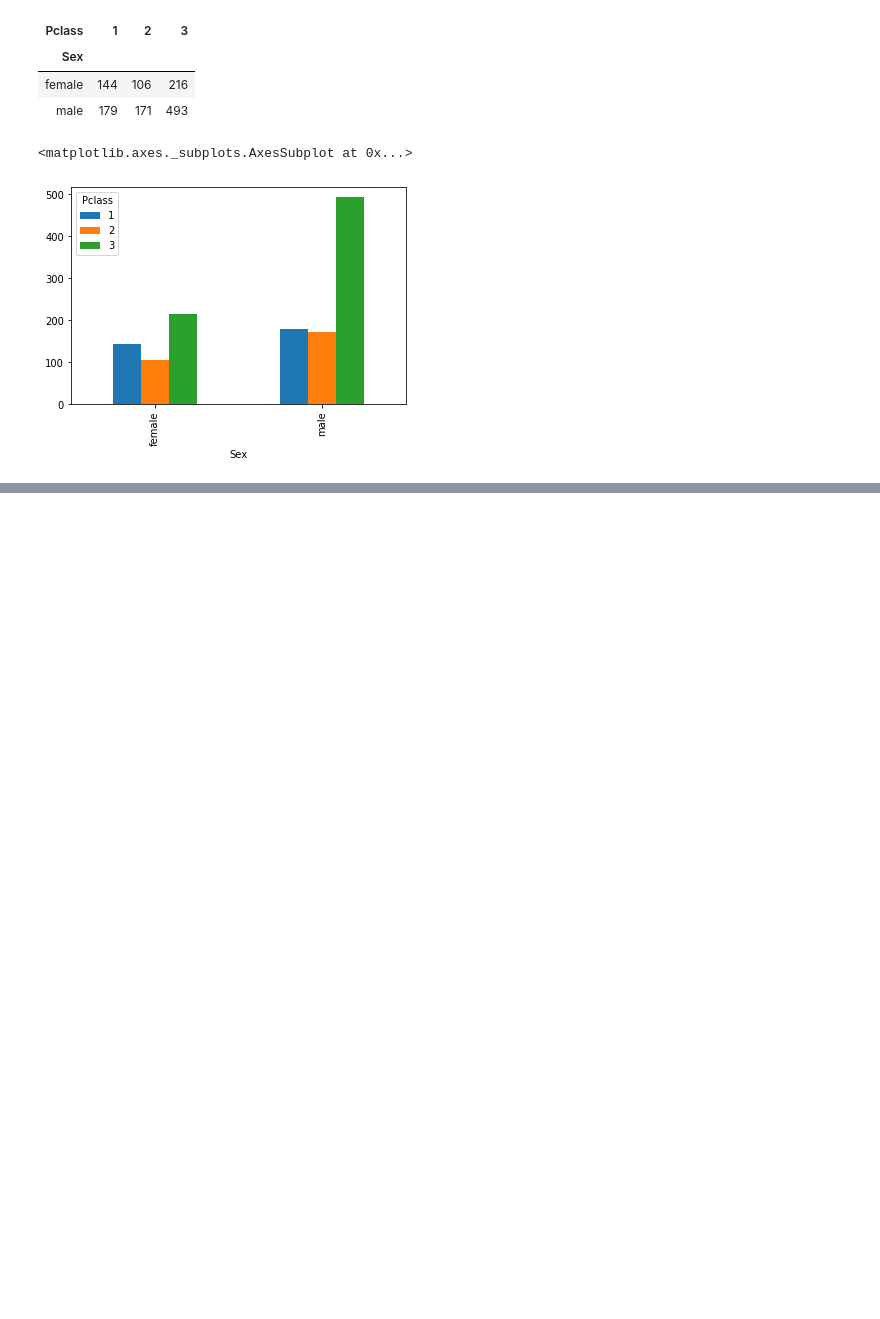
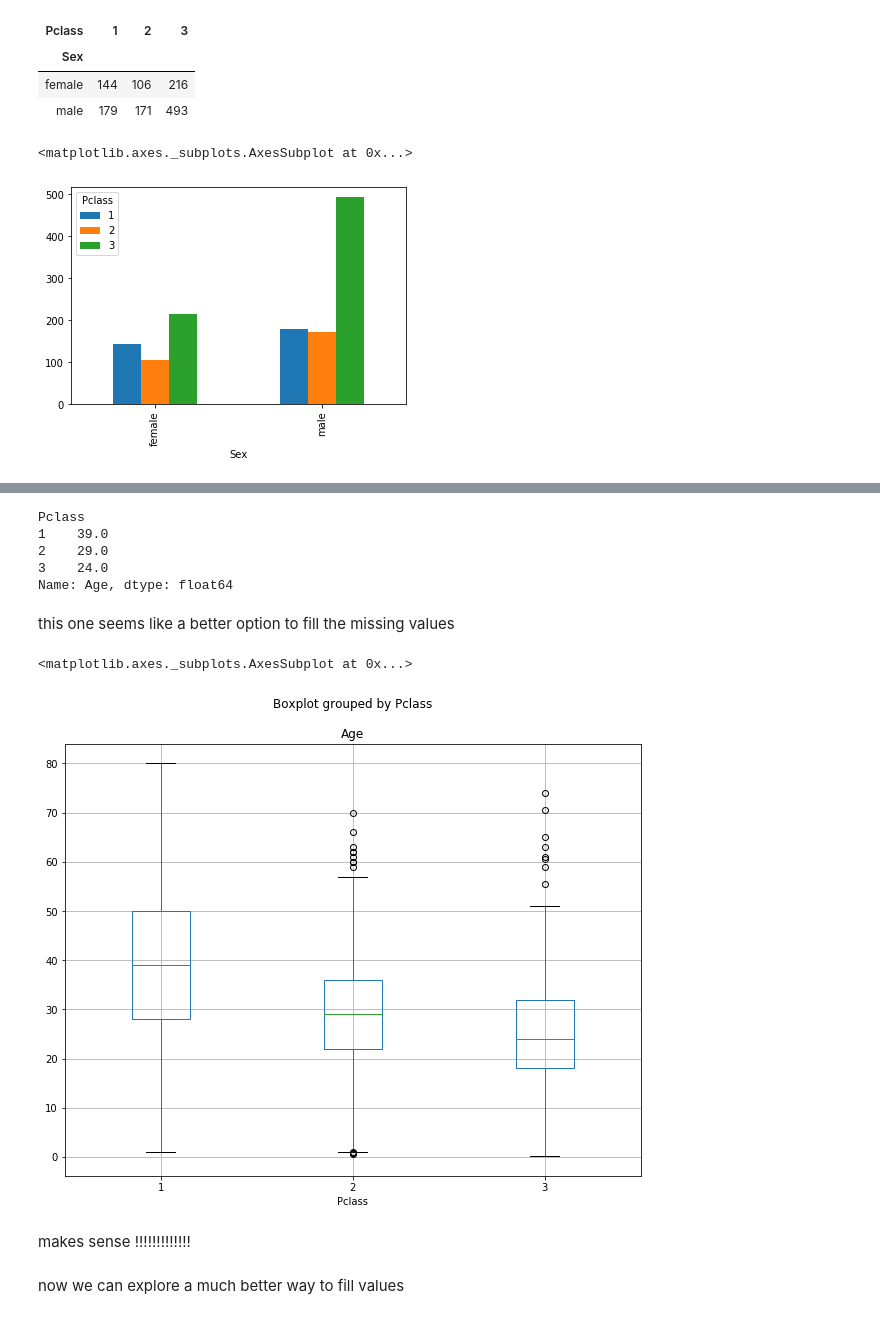
Before and after one commit to anandhu-bhaskar/DATA-SCIENCE-PROJECTS, a Jupyter notebook: titanic/notebooks/2_0_ab_explore_process_data.ipynb, the cells around one changed output, grey strips where cells are left out. Cells and saved outputs as stored; diff of their text form; code cells hidden in the pictures; blank space fills up the shorter version.

```diff
--- a/titanic/notebooks/2_0_ab_explore_process_data.ipynb
+++ b/titanic/notebooks/2_0_ab_explore_process_data.ipynb
@@ -599,0 +927,17 @@ pd.crosstab(df.Sex,df.Pclass).plot(kind = 'bar')
+# %%
+df.groupby('Pclass').Age.median()
+# %% [output]
+Pclass
+1    39.0
+2    29.0
+3    24.0
+Name: Age, dtype: float64
+# %% [markdown]
+this one seems like a better option to fill the missing values
+# %%
+df[df.Age.notnull()].boxplot('Age','Pclass', figsize=(10,8))
+# %% [output]
+<matplotlib.axes._subplots.AxesSubplot at 0x...>
+[figure, added]
+# %% [markdown]
+makes sense !!!!!!!!!!!!!
@@ -599,0 +949,2 @@ pd.crosstab(df.Sex,df.Pclass).plot(kind = 'bar')
+# %% [markdown]
+now we can explore a much better way to fill values
```
Also changed, not shown: parts of 112 cells of this notebook.
